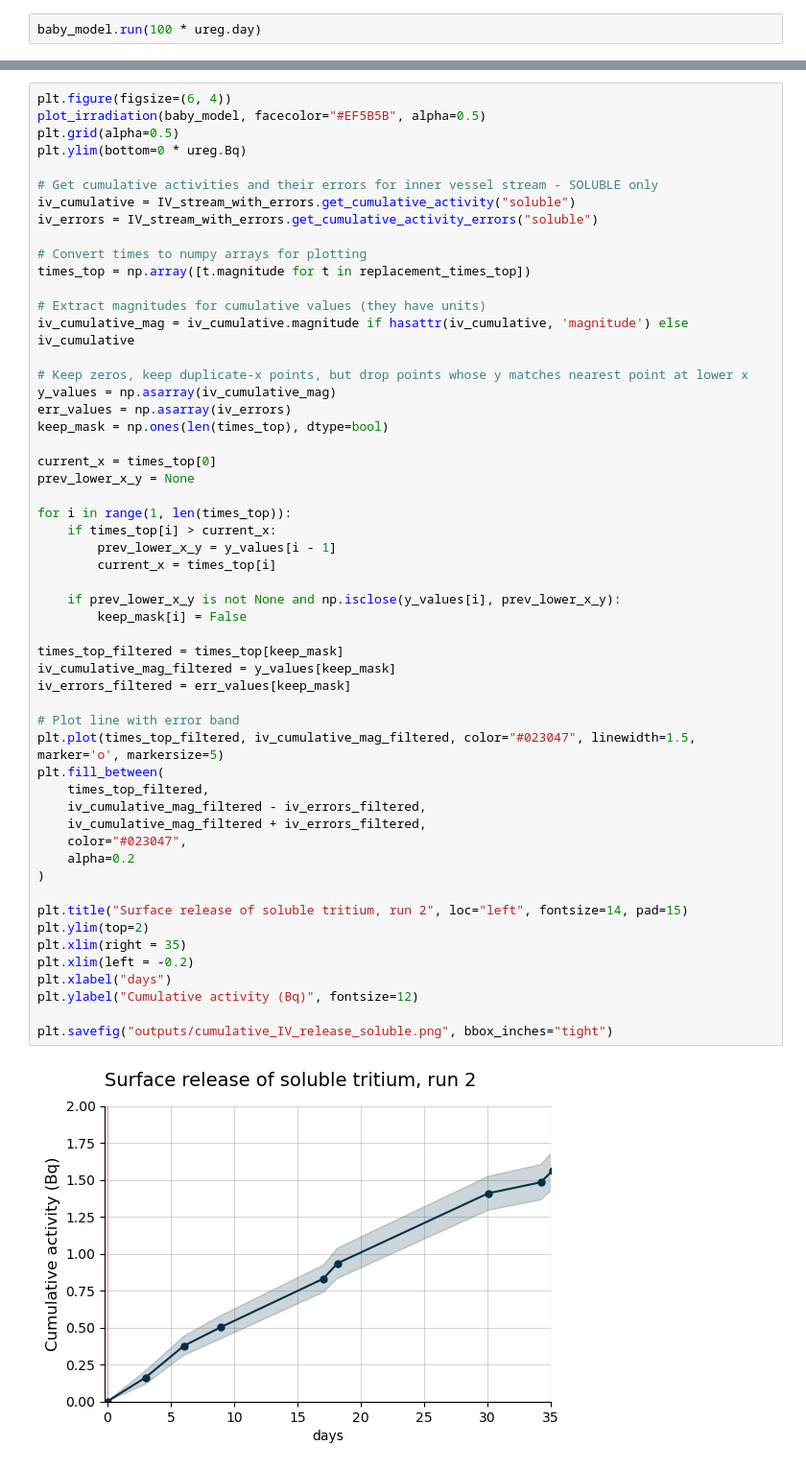
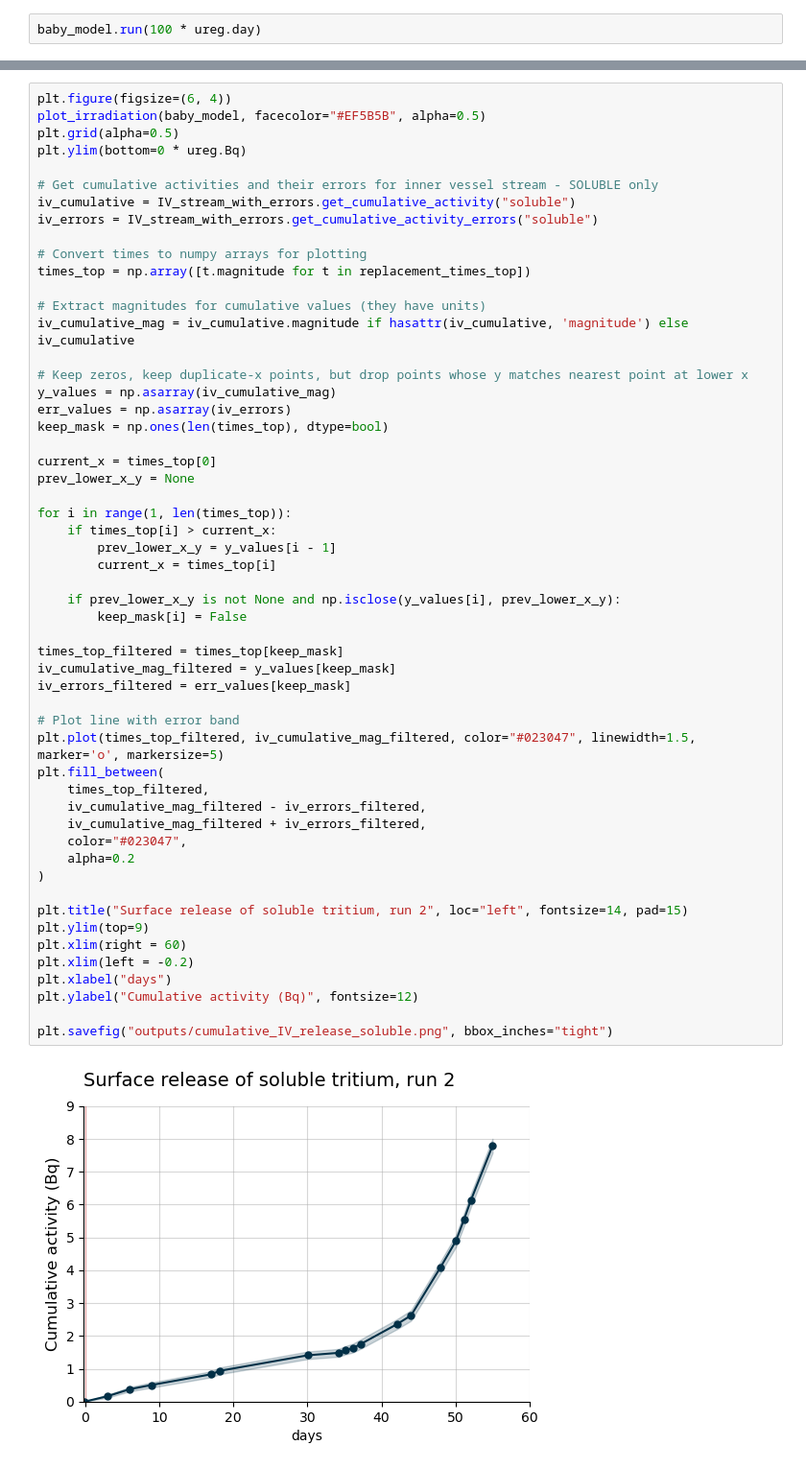
Before and after one commit to LIBRA-project/FLiBe-1L-run-2, a Jupyter notebook: analysis/tritium/tritium_model.ipynb, the cells around one changed output, grey strips where cells are left out. Shown at 96% size. Saved outputs shown, nothing was run; the diff lists cells and outputs as text.

```diff
--- a/analysis/tritium/tritium_model.ipynb
+++ b/analysis/tritium/tritium_model.ipynb
@@ -711,36 +927,36 @@ prev_lower_x_y = None
 
 for i in range(1, len(times_top)):
     if times_top[i] > current_x:
         prev_lower_x_y = y_values[i - 1]
         current_x = times_top[i]
 
     if prev_lower_x_y is not None and np.isclose(y_values[i], prev_lower_x_y):
         keep_mask[i] = False
 
 times_top_filtered = times_top[keep_mask]
 iv_cumulative_mag_filtered = y_values[keep_mask]
 iv_errors_filtered = err_values[keep_mask]
 
 # Plot line with error band
 plt.plot(times_top_filtered, iv_cumulative_mag_filtered, color="#023047", linewidth=1.5, marker='o', markersize=5)
 plt.fill_between(
     times_top_filtered,
     iv_cumulative_mag_filtered - iv_errors_filtered,
     iv_cumulative_mag_filtered + iv_errors_filtered,
     color="#023047",
     alpha=0.2
 )
 
 plt.title("Surface release of soluble tritium, run 2", loc="left", fontsize=14, pad=15)
-plt.ylim(top=2)
-plt.xlim(right = 35)
+plt.ylim(top=9)
+plt.xlim(right = 60)
 plt.xlim(left = -0.2)
 plt.xlabel("days")
 plt.ylabel("Cumulative activity (Bq)", fontsize=12)
 
 plt.savefig("outputs/cumulative_IV_release_soluble.png", bbox_inches="tight")
 # %% [output]
-[figure, old version]
+[figure, new version]
 # %%
 # Create figure with two subplots for bar charts
 fig, (ax1, ax2) = plt.subplots(2, 1, figsize=(8, 5.8), sharex=True)
```
Also changed, not shown: parts of 10 cells of this notebook, 17 other files.
